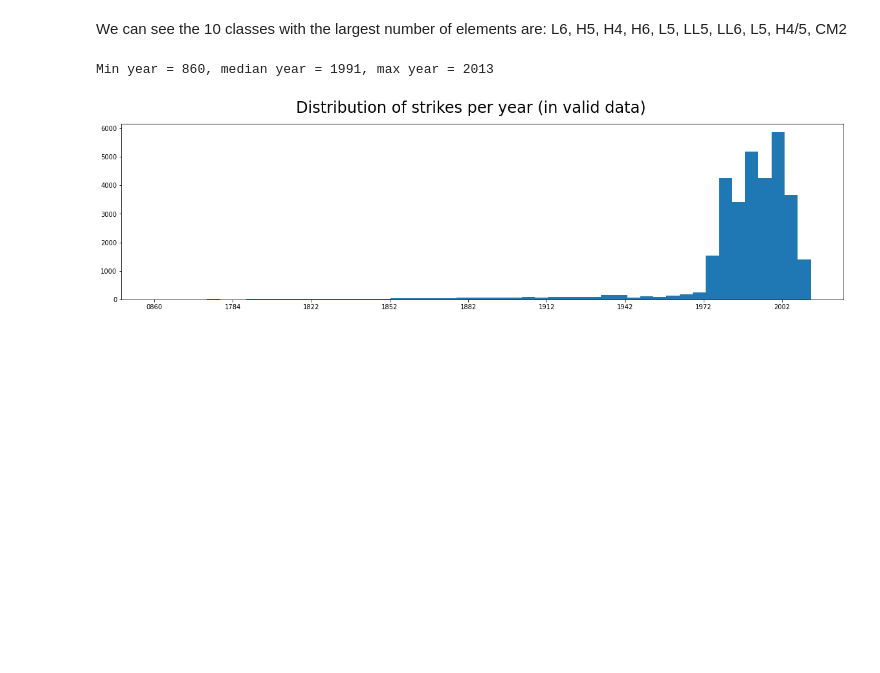
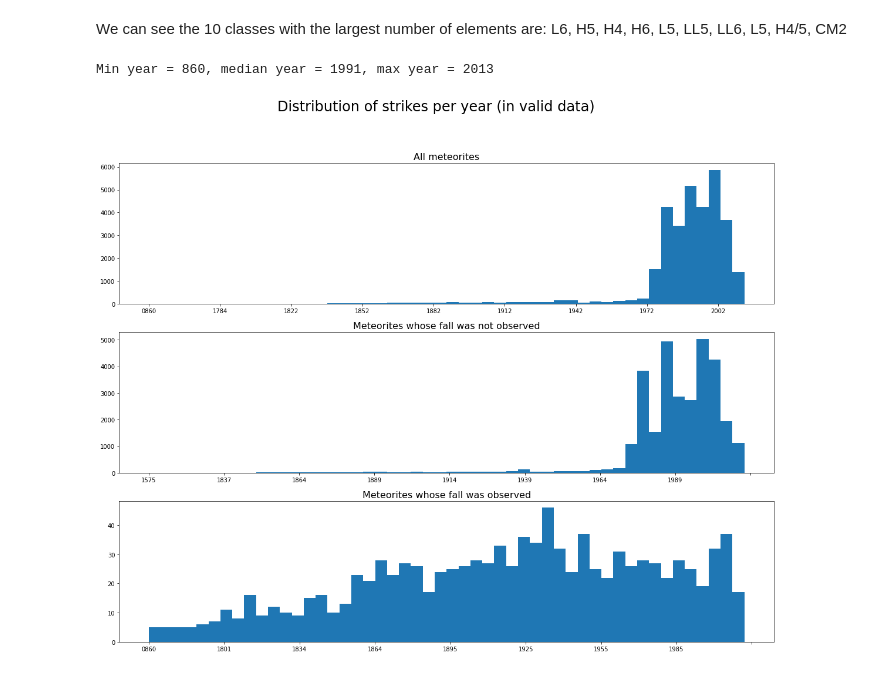
Before and after one commit to com-480-data-visualization/com-480-project-big-yoshi-club, a Jupyter notebook: MeteoriteLandings/Problematic and Data Analysis.ipynb, the cells around one changed output. Cells and saved outputs as stored; diff of their text form; code cells hidden in the pictures; blank space fills up the shorter version.

```diff
--- a/MeteoriteLandings/Problematic and Data Analysis.ipynb
+++ b/MeteoriteLandings/Problematic and Data Analysis.ipynb
@@ -120,19 +123,32 @@ We can see the 10 classes with the largest number of elements are: L6, H5, H4, H
 # %%
 # Some date statistics
 sorted_dates = valid_data.year.sort_values()
 min_year, med_year, max_year = int(sorted_dates.min()), int(sorted_dates.median()), int(sorted_dates.max())
 print(f"Min year = {min_year}, median year = {med_year}, max year = {max_year}")
 
 # Plot distribution per year
-fig, ax = plt.subplots(1, 1, figsize = (20, 5))
+fig, ax = plt.subplots(3, 1, figsize = (20, 15))
 fig.suptitle("Distribution of strikes per year (in valid data)", fontsize = 24)
-ax.xaxis.set_major_locator(plt.MaxNLocator(10))
-_ = sorted_dates.hist(bins = 50, grid = False, ax = ax)
+ax[0].xaxis.set_major_locator(plt.MaxNLocator(10))
+ax[0].set_title("All meteorites", fontsize = 16)
+_ = sorted_dates.hist(bins = 50, grid = False, ax = ax[0])
+
+# Plot only meteorites whose fall was not observed
+sorted_dates = valid_data[valid_data.fall == "Found"].year.sort_values()
+ax[1].xaxis.set_major_locator(plt.MaxNLocator(10))
+ax[1].set_title("Meteorites whose fall was not observed", fontsize = 16)
+_ = sorted_dates.hist(bins = 50, grid = False, ax = ax[1])
+
+# Plot only meteorites whose fall was observed
+sorted_dates = valid_data[valid_data.fall == "Fell"].year.sort_values()
+ax[2].xaxis.set_major_locator(plt.MaxNLocator(10))
+ax[2].set_title("Meteorites whose fall was observed", fontsize = 16)
+_ = sorted_dates.hist(bins = 50, grid = False, ax = ax[2])
 
 # Save figure
-plt.savefig('years.png')
+plt.savefig('years.png', bbox_inches='tight')
 # %% [output]
 Min year = 860, median year = 1991, max year = 2013
-[figure, old version]
+[figure, new version]
 # %%
 # Print mass statistics
```
Also changed, not shown: parts of 5 cells of this notebook, 5 other files.
